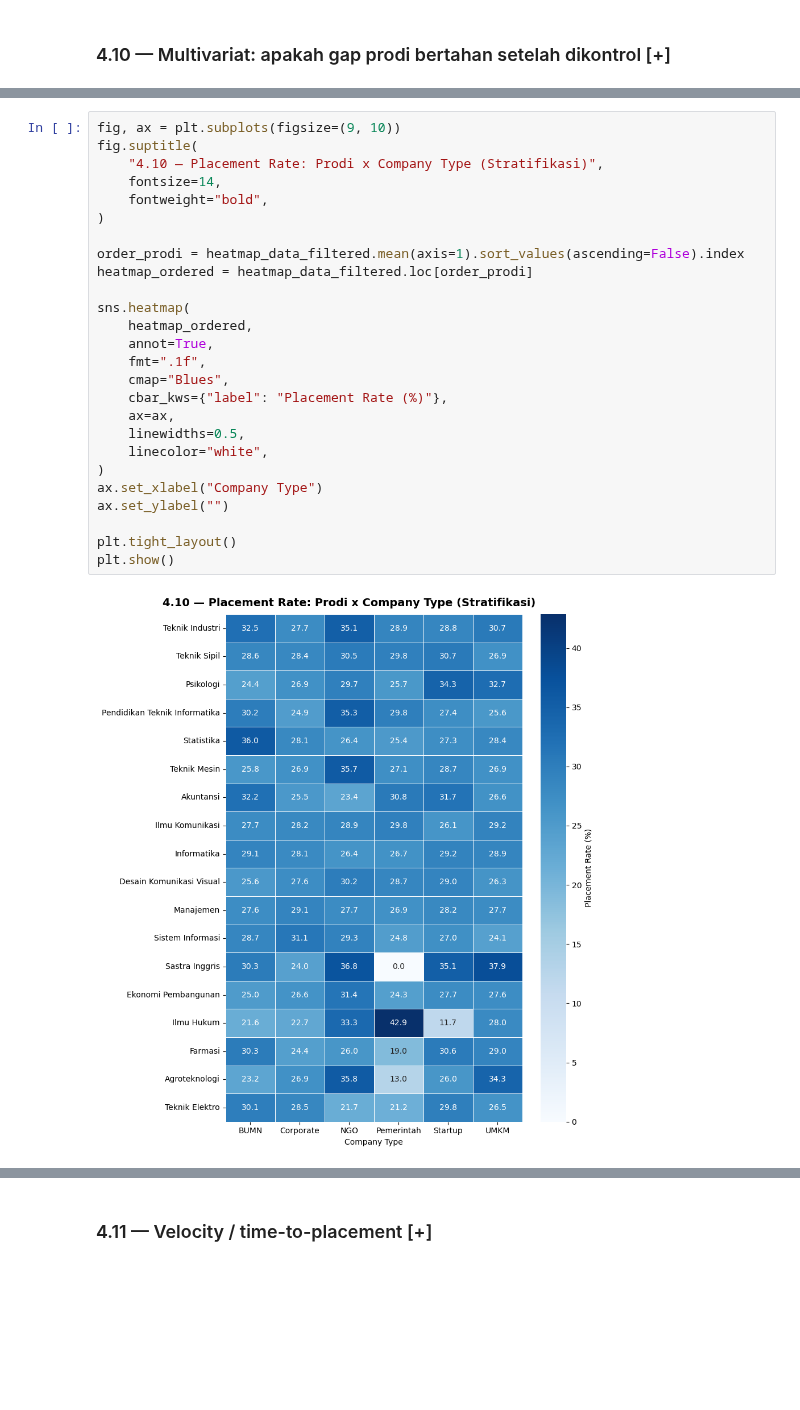
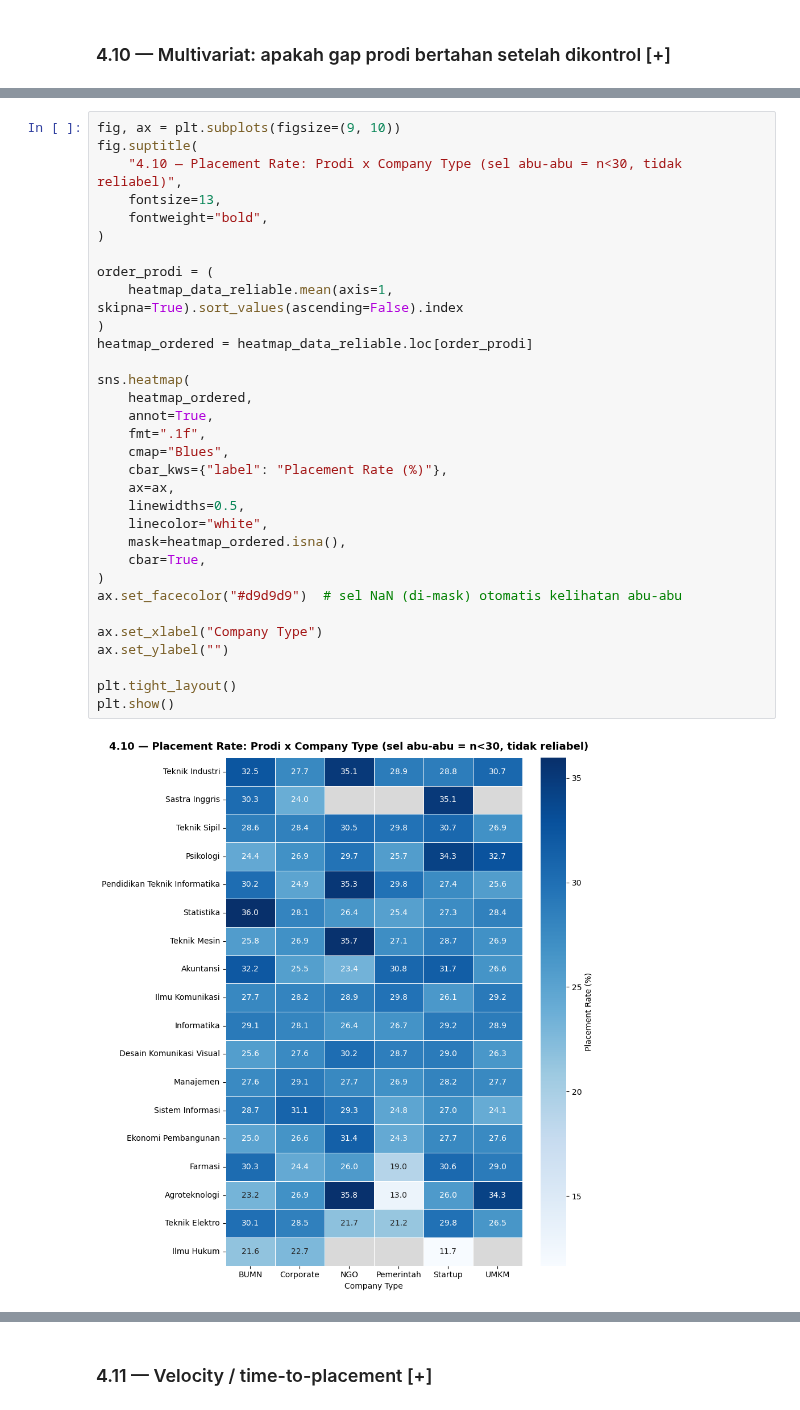
Before and after one commit to zzdf5/ssf-ssdc26-kataedward, a Jupyter notebook: notebooks/02_eda.ipynb, the cells around one changed output, grey strips where cells are left out. Drawn from its saved outputs; the diff is of its cells as text; blank space fills up the shorter version.

```diff
--- a/notebooks/02_eda.ipynb
+++ b/notebooks/02_eda.ipynb
@@ -3684,31 +3727,37 @@ Teknik Sipil                   28.6       28.4  30.5        29.8     30.7  26.9
 # %%
 fig, ax = plt.subplots(figsize=(9, 10))
 fig.suptitle(
-    "4.10 — Placement Rate: Prodi x Company Type (Stratifikasi)",
-    fontsize=14,
+    "4.10 — Placement Rate: Prodi x Company Type (sel abu-abu = n<30, tidak reliabel)",
+    fontsize=13,
     fontweight="bold",
 )
 
-order_prodi = heatmap_data_filtered.mean(axis=1).sort_values(ascending=False).index
-heatmap_ordered = heatmap_data_filtered.loc[order_prodi]
+order_prodi = (
+    heatmap_data_reliable.mean(axis=1, skipna=True).sort_values(ascending=False).index
+)
+heatmap_ordered = heatmap_data_reliable.loc[order_prodi]
 
 sns.heatmap(
     heatmap_ordered,
     annot=True,
     fmt=".1f",
     cmap="Blues",
     cbar_kws={"label": "Placement Rate (%)"},
     ax=ax,
     linewidths=0.5,
     linecolor="white",
+    mask=heatmap_ordered.isna(),
+    cbar=True,
 )
+ax.set_facecolor("#d9d9d9")  # sel NaN (di-mask) otomatis kelihatan abu-abu
+
 ax.set_xlabel("Company Type")
 ax.set_ylabel("")
 
 plt.tight_layout()
 plt.show()
 # %% [output]
-[figure, old version]
+[figure, new version]
 # %%
 gap_sebelum = prodi_baseline.max() - prodi_baseline.min()
 
```
Also changed, not shown: parts of 24 cells of this notebook, 4 other files.
